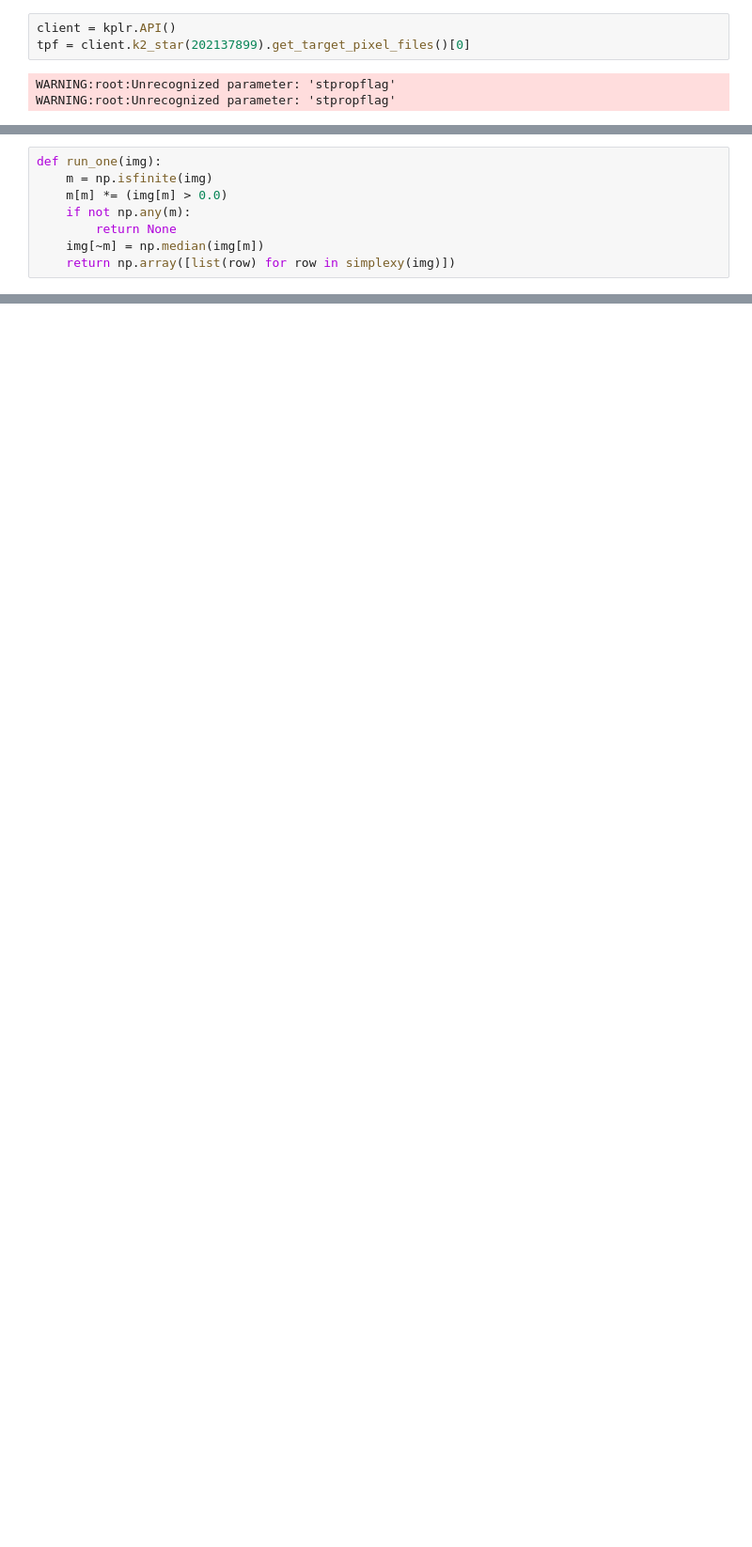
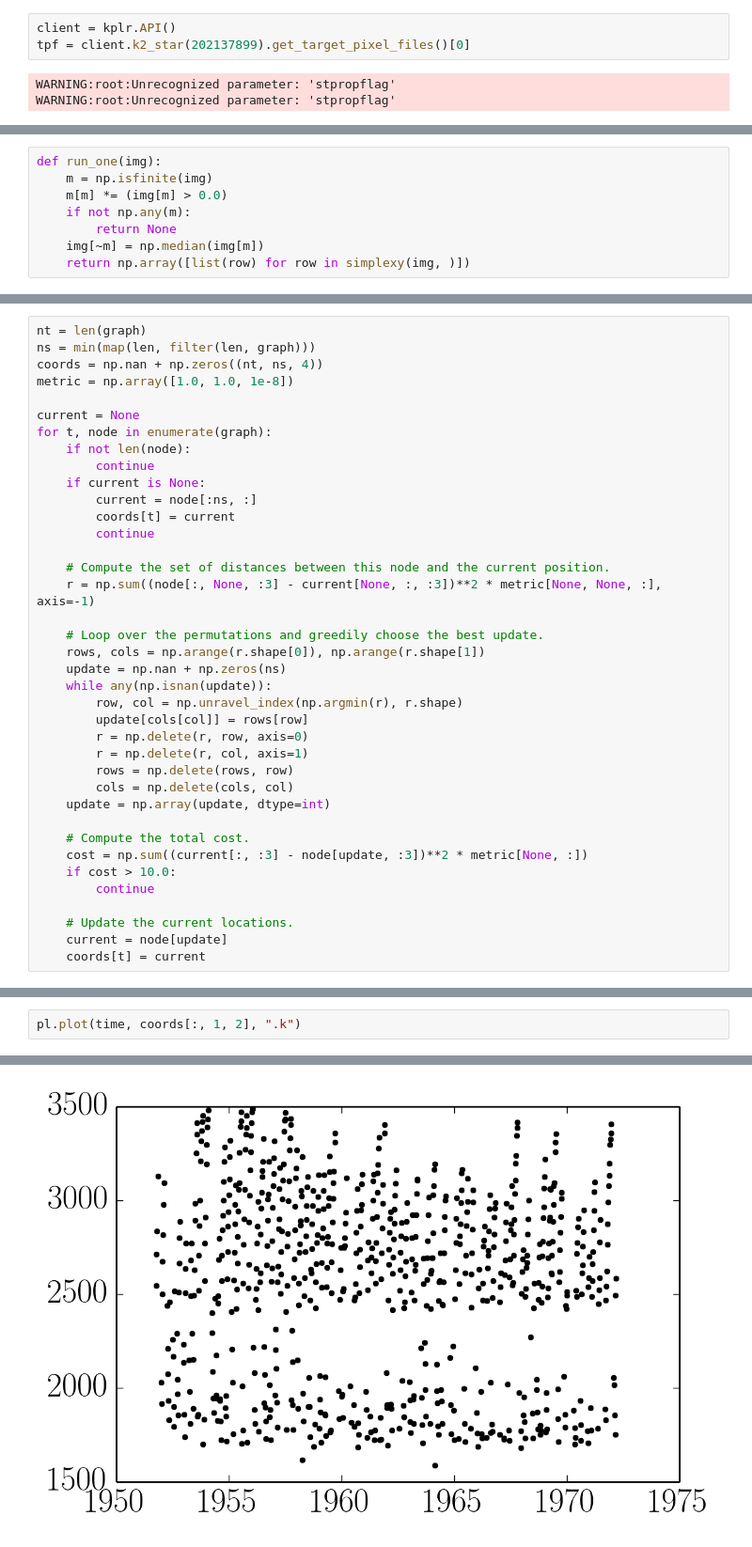
Before and after one commit to dfm/python-simplexy, a Jupyter notebook: demo.ipynb, the cells around one changed output, grey strips where cells are left out. Shown at 94% size. Drawn from its saved outputs; the diff is of its cells as text; blank space fills up the shorter version.

```diff
--- a/demo.ipynb
+++ b/demo.ipynb
@@ -36,4 +43,4 @@ def run_one(img):
     if not np.any(m):
         return None
     img[~m] = np.median(img[m])
-    return np.array([list(row) for row in simplexy(img)])
+    return np.array([list(row) for row in simplexy(img, )])
@@ -109,0 +60,38 @@ pl.imshow(np.log(flux[63].T), cmap="gray_r", interpolation="nearest")
+# %%
+nt = len(graph)
+ns = min(map(len, filter(len, graph)))
+coords = np.nan + np.zeros((nt, ns, 4))
+metric = np.array([1.0, 1.0, 1e-8])
+
+current = None
+for t, node in enumerate(graph):
+    if not len(node):
+        continue
+    if current is None:
+        current = node[:ns, :]
+        coords[t] = current
+        continue
+
+    # Compute the set of distances between this node and the current position.
+    r = np.sum((node[:, None, :3] - current[None, :, :3])**2 * metric[None, None, :], axis=-1)
+
+    # Loop over the permutations and greedily choose the best update.
+    rows, cols = np.arange(r.shape[0]), np.arange(r.shape[1])
+    update = np.nan + np.zeros(ns)
+    while any(np.isnan(update)):
+        row, col = np.unravel_index(np.argmin(r), r.shape)
+        update[cols[col]] = rows[row]
+        r = np.delete(r, row, axis=0)
+        r = np.delete(r, col, axis=1)
+        rows = np.delete(rows, row)
+        cols = np.delete(cols, col)
+    update = np.array(update, dtype=int)
+
+    # Compute the total cost.
+    cost = np.sum((current[:, :3] - node[update, :3])**2 * metric[None, :])
+    if cost > 10.0:
+        continue
+
+    # Update the current locations.
+    current = node[update]
+    coords[t] = current
@@ -109,0 +110,3 @@ pl.imshow(np.log(flux[63].T), cmap="gray_r", interpolation="nearest")
+# %%
+pl.plot(time, coords[:, 1, 2], ".k")
+# %% [output]
@@ -109,0 +114 @@ pl.imshow(np.log(flux[63].T), cmap="gray_r", interpolation="nearest")
+[figure, added]
```
Also changed, not shown: parts of 17 cells of this notebook, 1 other file.
